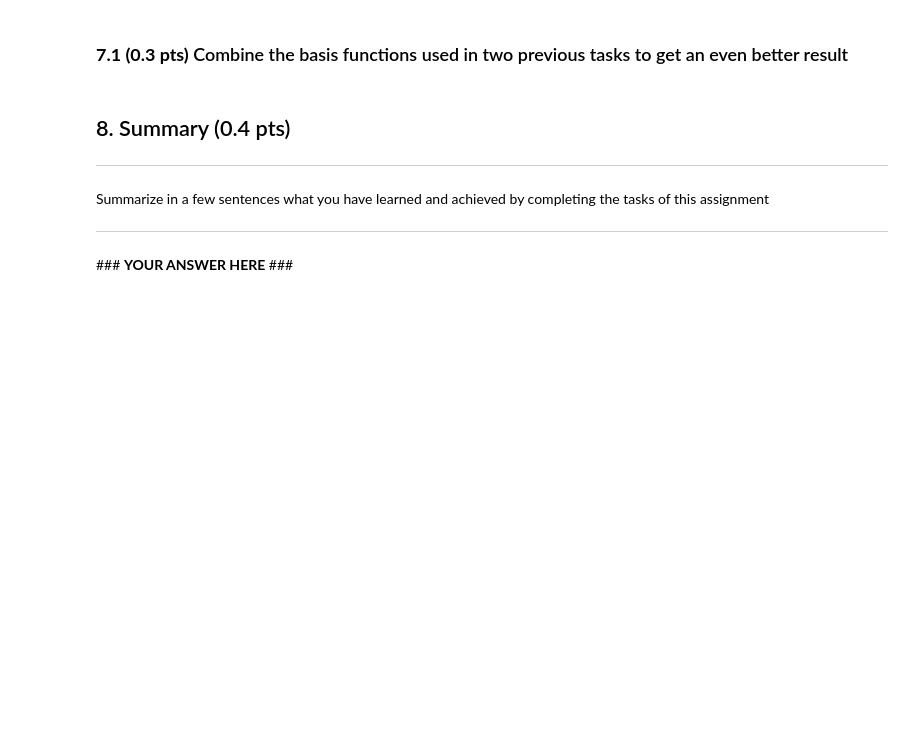
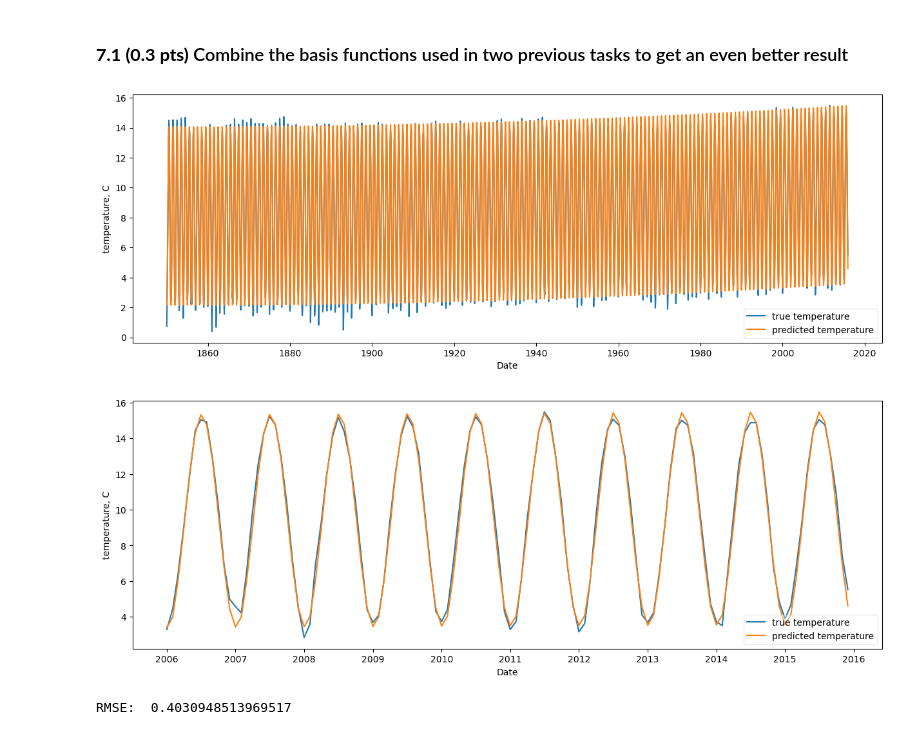
Before and after one commit to artoriusss/ML-projects, a Jupyter notebook: hw1-task3-least_squares.ipynb, the cells around one changed output. Drawn from its saved outputs; the diff is of its cells as text; code cells hidden in the pictures; blank space fills up the shorter version.

Commit message:
3rd lab: done (+6,7,8 tasks)

```diff
--- a/hw1-task3-least_squares.ipynb
+++ b/hw1-task3-least_squares.ipynb
@@ -362,27 +364,31 @@ print("RMSE: ", RMSE(predicted_temps, temp_data["avg_temp"]))
 # %%
 months = np.arange(temp_data.shape[0])
 coeffs = None
 # ========= YOUR CODE STARTS HERE ========= #
-X_month = ...
+
+temp_months = temp_data['avg_temp']
+
+x1 = months
+x2 = months**2
+x3 = np.sin((2*np.pi*months)/T)
+x4 = np.cos((2*np.pi*months)/T)
+
+X_month = np.array([x1, x2, x3, x4]).T
+
 #  Calculate slope and intercept using least squares
-coeffs = ...
+coeffs = solve_least_squares_general(X_month, temp_months)
+
 # Predict temperature using a linear model
-predicted_temps = ...
+predicted_temps = predict_general(X_month, coeffs)
+
 # ========== YOUR CODE ENDS HERE ========== #
 
 plot_temps(temp_data["date"], temp_data["avg_temp"], predicted_temps)
 # Last 10 years:
 plot_temps(temp_data["date"][-120:], temp_data["avg_temp"][-120:], predicted_temps[-120:])
 
 print("RMSE: ",  RMSE(predicted_temps, temp_data["avg_temp"]))
+# %% [output]
+[figure, added]
+[figure, added]
+RMSE:  0.4030948513969517
-# %% [markdown]
-## 8. Summary (0.4 pts)
-
----
-
-Summarize in a few sentences what you have learned and achieved by completing the tasks of this assignment
-
----
-
-
-\### **YOUR ANSWER HERE** \###
```
Also changed, not shown: parts of 9 cells of this notebook.
